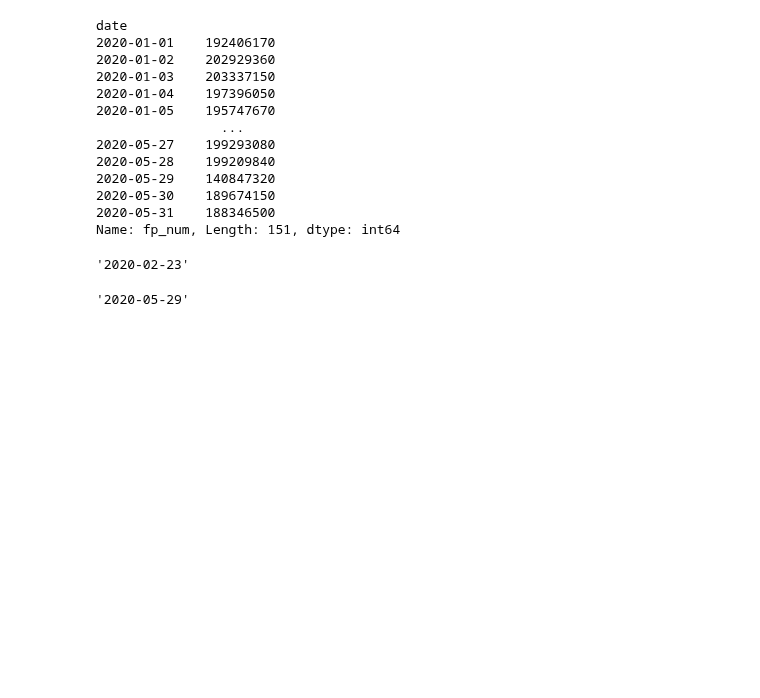
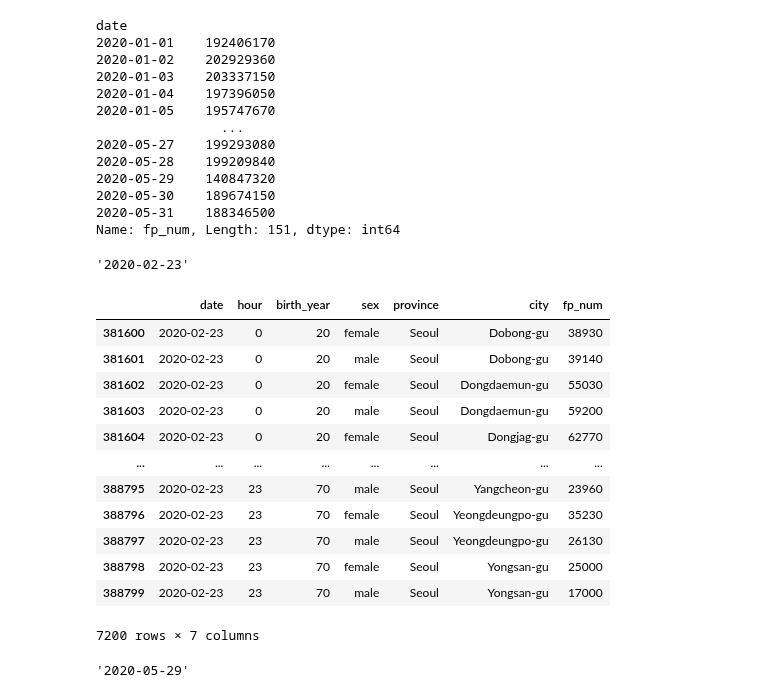
Before and after one commit to zzozzo/Datathon, a Jupyter notebook: data1.ipynb, the cells around one changed output. Cells and saved outputs as stored; diff of their text form; code cells hidden in the pictures; blank space fills up the shorter version.

```diff
--- a/data1.ipynb
+++ b/data1.ipynb
@@ -210,6 +223,22 @@ Name: fp_num, Length: 151, dtype: int64
 fl[fl == fl.max()].index[0]
 # %% [output]
 '2020-02-23'
+# %%
+floating2[floating2["date"] =='2020-02-23']
+# %% [output]
+|  | date | hour | birth_year | sex | province | city | fp_num |
+| 381600 | 2020-02-23 | 0 | 20 | female | Seoul | Dobong-gu | 38930 |
+| 381601 | 2020-02-23 | 0 | 20 | male | Seoul | Dobong-gu | 39140 |
+| 381602 | 2020-02-23 | 0 | 20 | female | Seoul | Dongdaemun-gu | 55030 |
+| 381603 | 2020-02-23 | 0 | 20 | male | Seoul | Dongdaemun-gu | 59200 |
+| 381604 | 2020-02-23 | 0 | 20 | female | Seoul | Dongjag-gu | 62770 |
+| ... | ... | ... | ... | ... | ... | ... | ... |
+| 388795 | 2020-02-23 | 23 | 70 | male | Seoul | Yangcheon-gu | 23960 |
+| 388796 | 2020-02-23 | 23 | 70 | female | Seoul | Yeongdeungpo-gu | 35230 |
+| 388797 | 2020-02-23 | 23 | 70 | male | Seoul | Yeongdeungpo-gu | 26130 |
+| 388798 | 2020-02-23 | 23 | 70 | female | Seoul | Yongsan-gu | 25000 |
+| 388799 | 2020-02-23 | 23 | 70 | male | Seoul | Yongsan-gu | 17000 |
+7200 rows × 7 columns
 # %%
 fl[fl == fl.min()].index[0]
 # %% [output]
```
Also changed, not shown: parts of 11 cells of this notebook.
